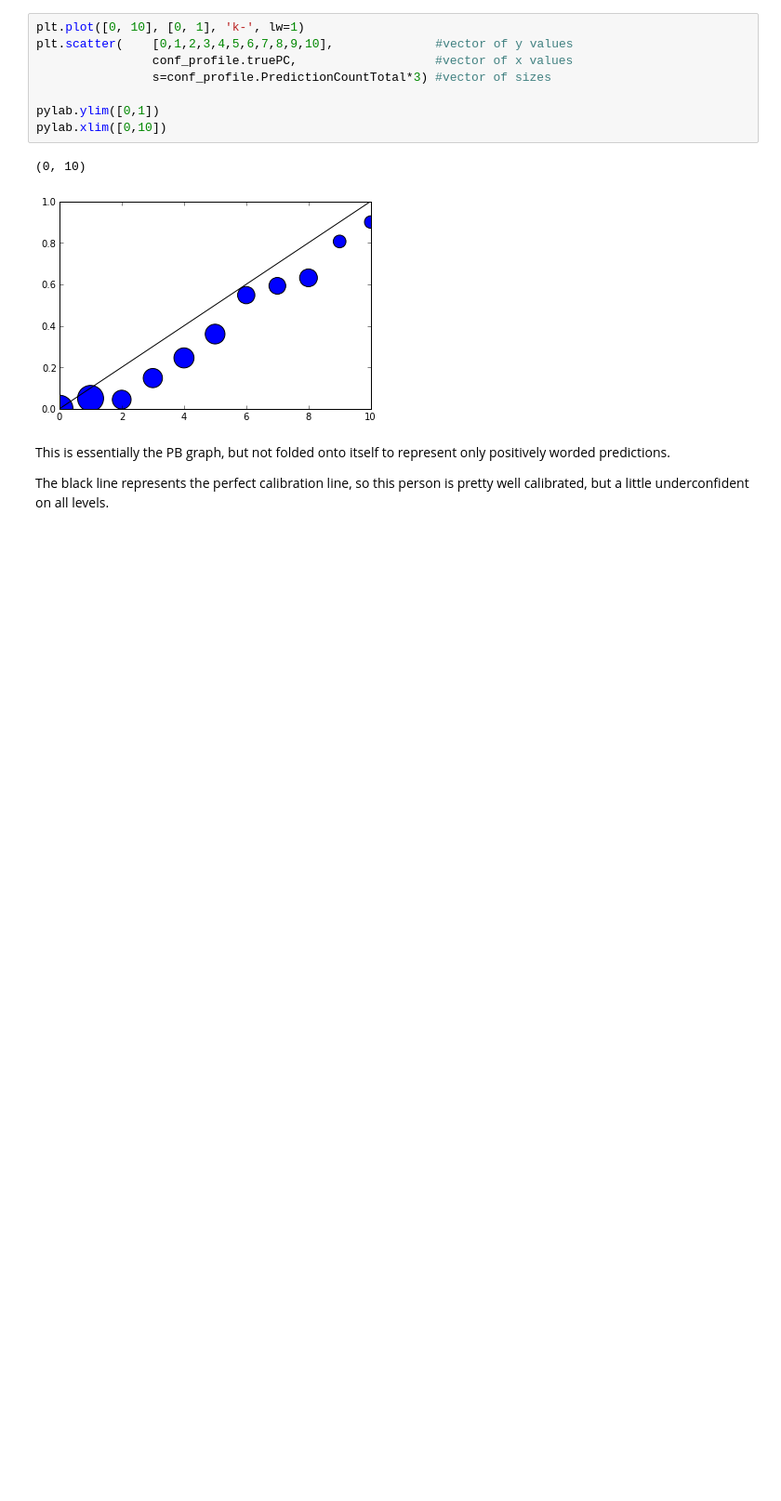
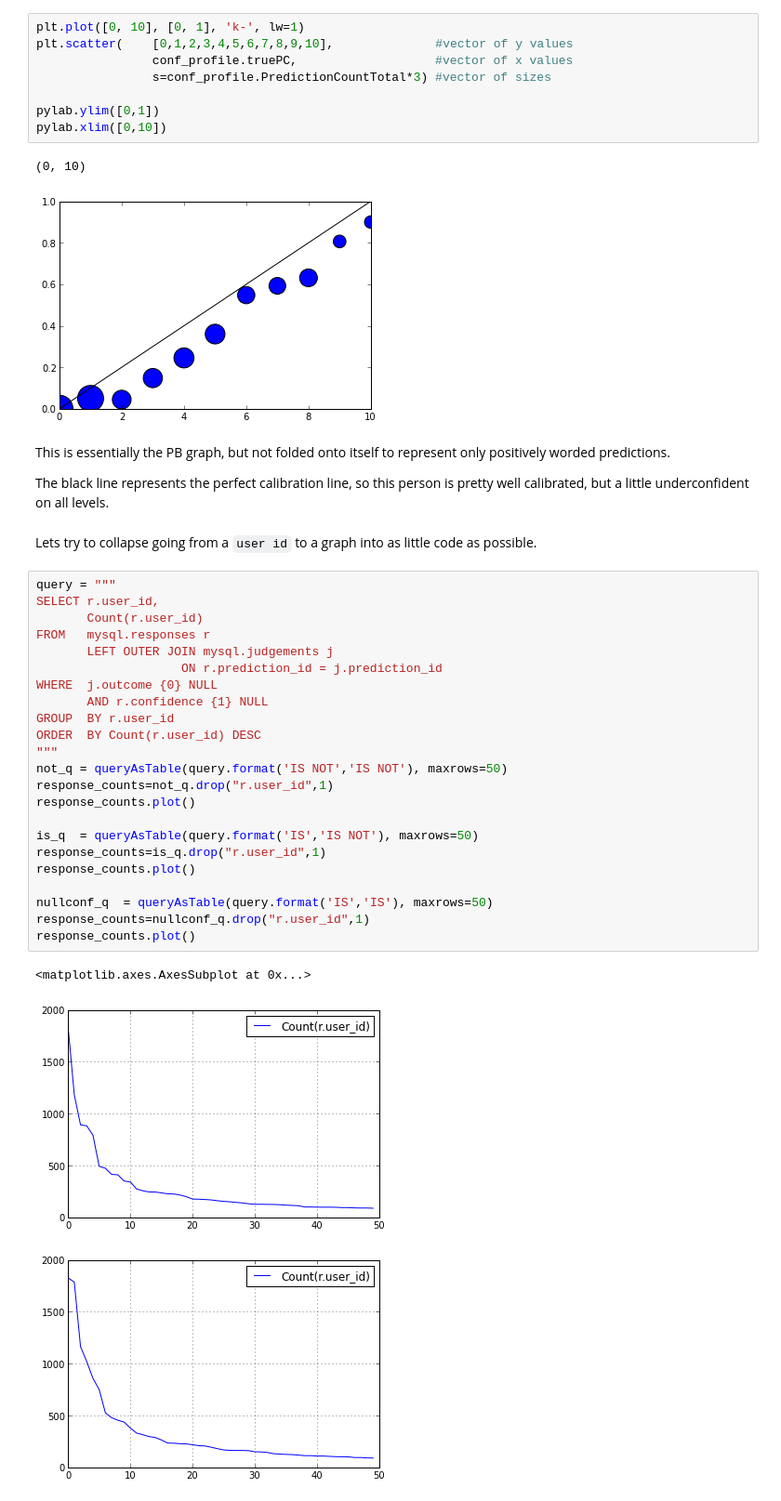
Before and after one commit to notionparallax/GA-DataScience, a Jupyter notebook: Prediction book analysis/PB exploration.ipynb, the cells around one changed output. Shown at 93% size. Saved outputs shown, nothing was run; the diff lists cells and outputs as text; blank space fills up the shorter version.

```diff
--- a/Prediction book analysis/PB exploration.ipynb
+++ b/Prediction book analysis/PB exploration.ipynb
@@ -540,3 +620,32 @@ pylab.xlim([0,10])
 This is essentially the PB graph, but not folded onto itself to represent only positively worded predictions.
 
 The black line represents the perfect calibration line, so this person is pretty well calibrated, but a little underconfident on all levels.
+# %% [markdown]
+Lets try to collapse going from a `user id` to a graph into as little code as possible.
+# %%
+query = """
+SELECT r.user_id,
+       Count(r.user_id)
+FROM   mysql.responses r
+       LEFT OUTER JOIN mysql.judgements j
+                    ON r.prediction_id = j.prediction_id
+WHERE  j.outcome {0} NULL
+       AND r.confidence {1} NULL
+GROUP  BY r.user_id
+ORDER  BY Count(r.user_id) DESC
+"""
+not_q = queryAsTable(query.format('IS NOT','IS NOT'), maxrows=50)
+response_counts=not_q.drop("r.user_id",1)
+response_counts.plot()
+
+is_q  = queryAsTable(query.format('IS','IS NOT'), maxrows=50)
+response_counts=is_q.drop("r.user_id",1)
+response_counts.plot()
+
+nullconf_q  = queryAsTable(query.format('IS','IS'), maxrows=50)
+response_counts=nullconf_q.drop("r.user_id",1)
+response_counts.plot()
+# %% [output]
+<matplotlib.axes.AxesSubplot at 0x...>
+[figure, added]
+[figure, added]
```
Also changed, not shown: parts of 25 cells of this notebook.
